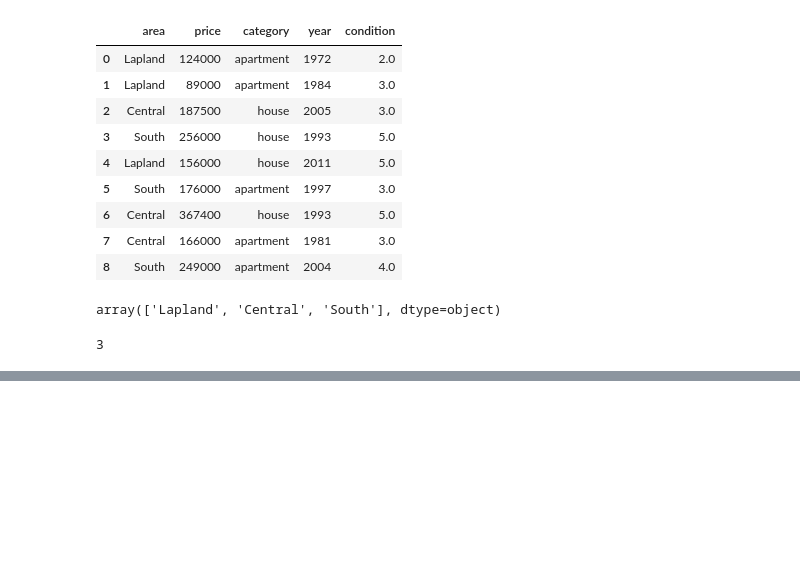
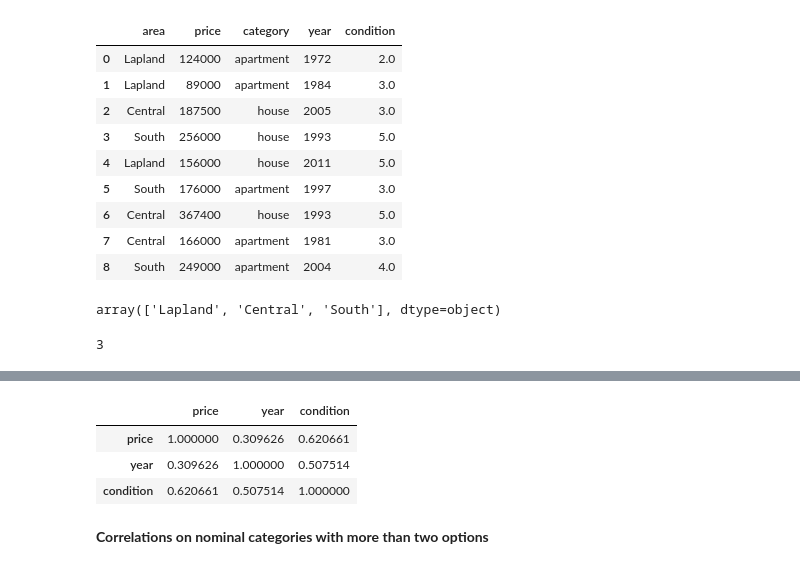
Before and after one commit to jtsillan/DataAnalytics, a Jupyter notebook: lectures/pandas4.ipynb, the cells around one changed output, grey strips where cells are left out. Saved outputs shown, nothing was run; the diff lists cells and outputs as text; code cells hidden in the pictures; blank space fills up the shorter version.

```diff
--- a/lectures/pandas4.ipynb
+++ b/lectures/pandas4.ipynb
@@ -123,0 +132,10 @@ df['area'].nunique()
+# %%
+# Spearman correlatin matrix
+df.corr(numeric_only=True, method='spearman')
+# %% [output]
+|  | price | year | condition |
+| price | 1.000000 | 0.309626 | 0.620661 |
+| year | 0.309626 | 1.000000 | 0.507514 |
+| condition | 0.620661 | 0.507514 | 1.000000 |
+# %% [markdown]
+<b>Correlations on nominal categories with more than two options</b>
```
Also changed, not shown: parts of 6 cells of this notebook, 4 other files.
